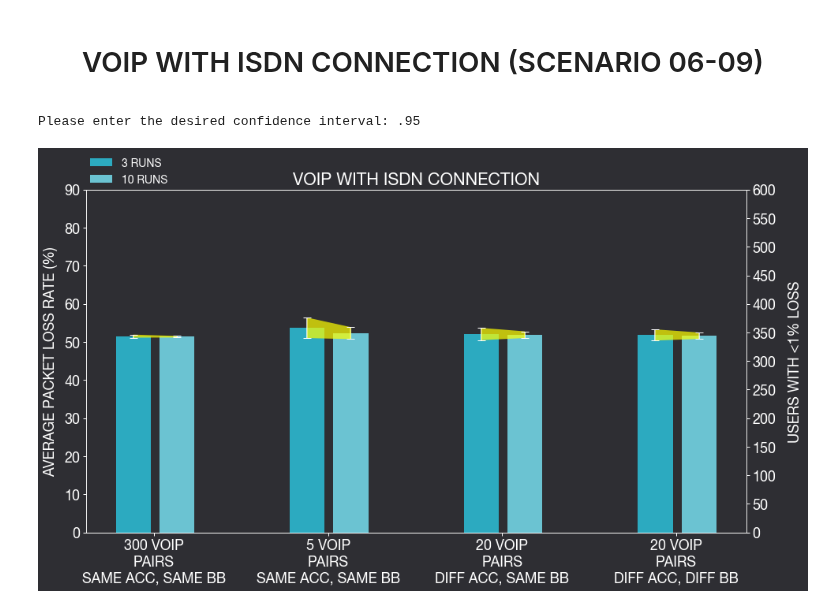
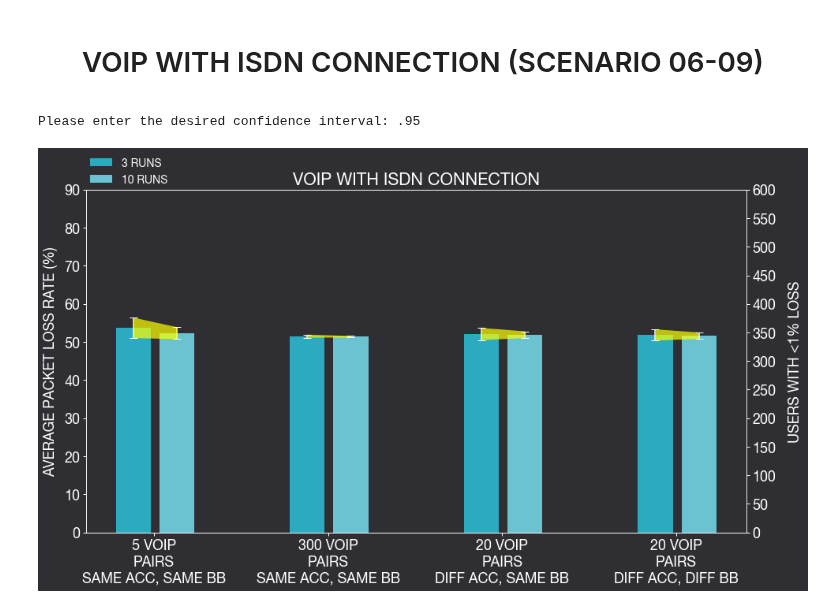
Before and after one commit to royruiz-dev/DataAutomation_SimComNets, a Jupyter notebook: SiMCN-Ex07/SimComNet_Ex07_Results_Analysis.ipynb, the cells around one changed output. Saved outputs shown, nothing was run; the diff lists cells and outputs as text; code cells hidden in the pictures.

```diff
--- a/SiMCN-Ex07/SimComNet_Ex07_Results_Analysis.ipynb
+++ b/SiMCN-Ex07/SimComNet_Ex07_Results_Analysis.ipynb
@@ -1341,12 +1163,12 @@ path = os.getcwd()
 class Result_Analysis():
 
     def read_file(self, file_number):
-        dict_ = {1: path+'/New_results/VOIP_ISDN_rpt03_scenario_08_PAIRS_300_PK_Loss_Rate.csv',
-                 2: path+'/New_results/VOIP_ISDN_rpt03_scenario_09_PAIRS_5_PK_Loss_Rate.csv',
+        dict_ = {1: path+'/New_results/VOIP_ISDN_rpt03_scenario_09_PAIRS_5_PK_Loss_Rate.csv',
+                 2: path+'/New_results/VOIP_ISDN_rpt03_scenario_08_PAIRS_300_PK_Loss_Rate.csv',
                  3: path+'/New_results/VOIP_ISDN_rpt03_scenario_07_PAIRS_20_PK_Loss_Rate.csv',
                  4: path+'/New_results/VOIP_ISDN_rpt03_scenario_06_PAIRS_20_PK_Loss_Rate.csv',
-                 5: path+'/New_results/VOIP_ISDN_rpt10_scenario_08_PAIRS_300_PK_Loss_Rate.csv',
-                 6: path+'/New_results/VOIP_ISDN_rpt10_scenario_09_PAIRS_5_PK_Loss_Rate.csv',
+                 5: path+'/New_results/VOIP_ISDN_rpt10_scenario_09_PAIRS_5_PK_Loss_Rate.csv',
+                 6: path+'/New_results/VOIP_ISDN_rpt10_scenario_08_PAIRS_300_PK_Loss_Rate.csv',
                  7: path+'/New_results/VOIP_ISDN_rpt10_scenario_07_PAIRS_20_PK_Loss_Rate.csv',
                  8: path+'/New_results/VOIP_ISDN_rpt10_scenario_06_PAIRS_20_PK_Loss_Rate.csv'
                 }
@@ -1515,34 +1337,34 @@ while run:
         ax2.bar(r_1000s_rpt10, bars_count_rpt10, width = barWidth, color = '#D097DF', label='USER COUNT (10 RUNS)')
 
 
-        labels = ['300 VOIP\nPAIRS\nSAME ACC, SAME BB','5 VOIP\nPAIRS\nSAME ACC, SAME BB','20 VOIP\nPAIRS\nDIFF ACC, SAME BB', '20 VOIP\nPAIRS\nDIFF ACC, DIFF BB']
+        labels = ['5 VOIP\nPAIRS\nSAME ACC, SAME BB','300 VOIP\nPAIRS\nSAME ACC, SAME BB','20 VOIP\nPAIRS\nDIFF ACC, SAME BB', '20 VOIP\nPAIRS\nDIFF ACC, DIFF BB']
         x = np.arange(len(labels))  # the label locations
         ax1.set_xticks(x+0.119)
         ax1.set_xticklabels(labels ,color = '#FFFFFF')
         ax1.tick_params(direction='out', length=4, width=1, colors='w')
 
         ax1.set_yticks(np.arange(0.0, 100.0, 10.0))
         ax1.set_ylabel('AVERAGE PACKET LOSS RATE (%)', labelpad=8, color = '#FFFFFF')
 
         ax2.set_yticks(np.arange(0, 650, 50))
         ax2.tick_params(direction='out', length=4, width=1, colors='w')
         ax2.set_ylabel('USERS WITH <1% LOSS', labelpad=16, color = '#FFFFFF')
         ax1.set_title('VOIP WITH ISDN CONNECTION', color = '#FFFFFF')
 
         leg1 = ax1.legend(fontsize = 14, loc='lower left', bbox_to_anchor= (0.0, 1.0), ncol=1, borderaxespad=0, frameon=False)
         #leg2 = ax2.legend(fontsize = 14, loc='lower right', bbox_to_anchor= (1.0, 1.0), ncol=1, borderaxespad=0, frameon=False)
         for text in leg1.get_texts():
             text.set_color("white")
         #for text in leg2.get_texts():
         #    text.set_color("white")
 
         plt.show()
 
         #print(f'\n\n\nCI based on T-score: \n{t_dict}')
         #print(f'\n\n\nCI based on Z-score: \n{z_dict}')
         #print(f'\n\n\nMean:{mean_dict}')
 
         run = False
 # %% [output]
 Please enter the desired confidence interval: .95
-[figure, old version]
+[figure, new version]
```
Also changed, not shown: parts of 7 cells of this notebook, 2 other files.
